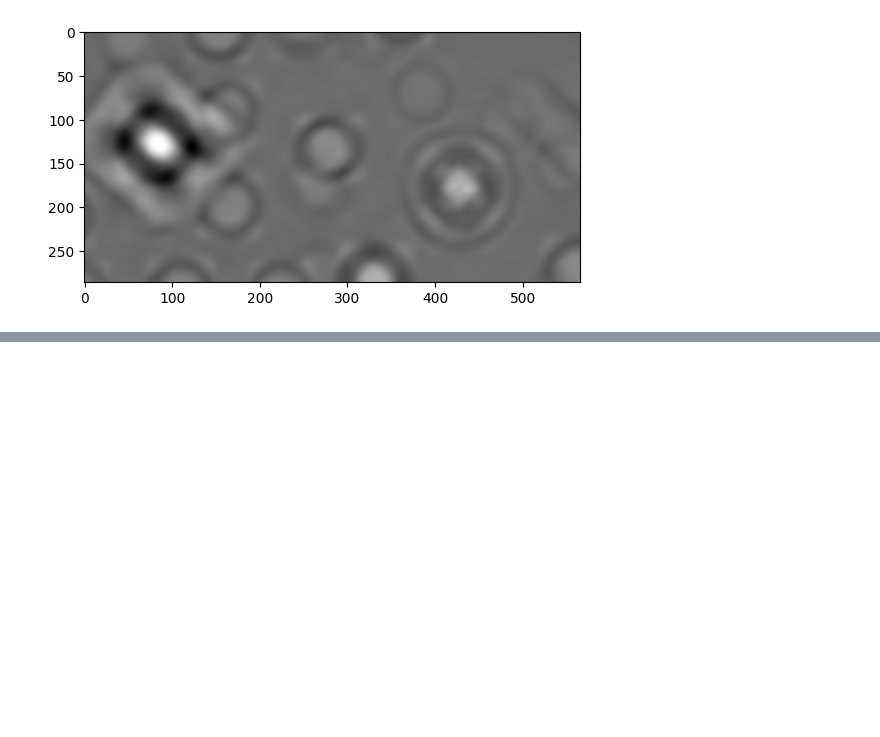
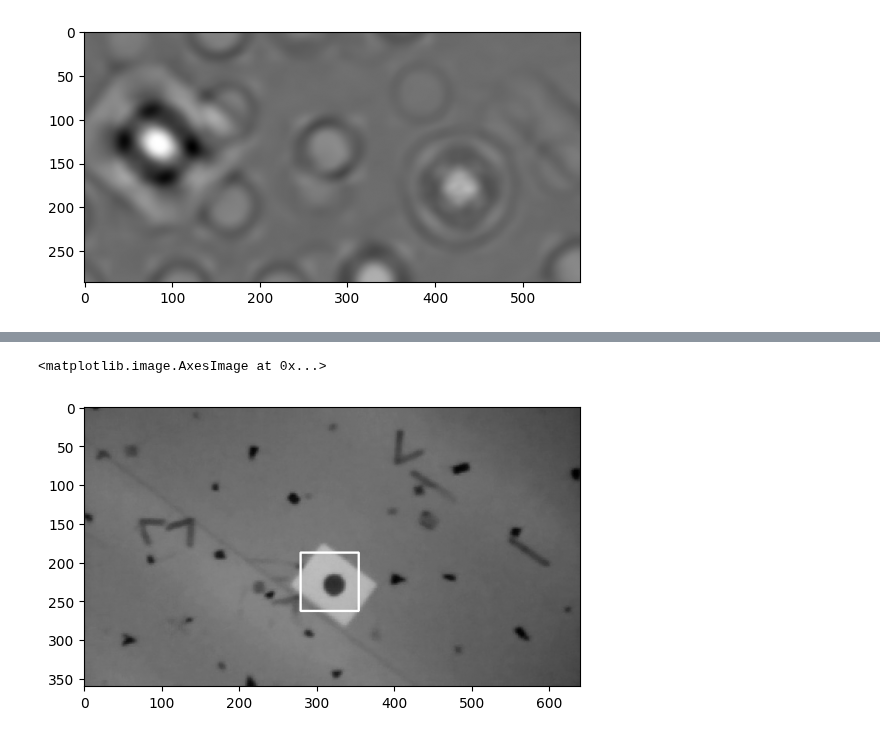
Before and after one commit to jclundy/aer1217_labs, a Jupyter notebook: lab3/lab3-notebook.ipynb, the cells around one changed output, grey strips where cells are left out. Saved outputs shown, nothing was run; the diff lists cells and outputs as text; code cells hidden in the pictures; blank space fills up the shorter version.

```diff
--- a/lab3/lab3-notebook.ipynb
+++ b/lab3/lab3-notebook.ipynb
@@ -156,0 +144,11 @@ plt.imshow(res, cmap='gray')
+# %%
+res = cv.matchTemplate(img_2696,circle_template,cv.TM_CCOEFF)
+min_val, max_val, min_loc, max_loc = cv.minMaxLoc(res)
+top_left = max_loc
+(w,h) = circle_template.shape
+bottom_right = (top_left[0] + w, top_left[1] + h)
+cv.rectangle(img_2696,top_left, bottom_right, 255, 2)
+plt.imshow(img_2696, cmap='gray')
+# %% [output]
+<matplotlib.image.AxesImage at 0x...>
+[figure, added]
```
Also changed, not shown: parts of 16 cells of this notebook.
